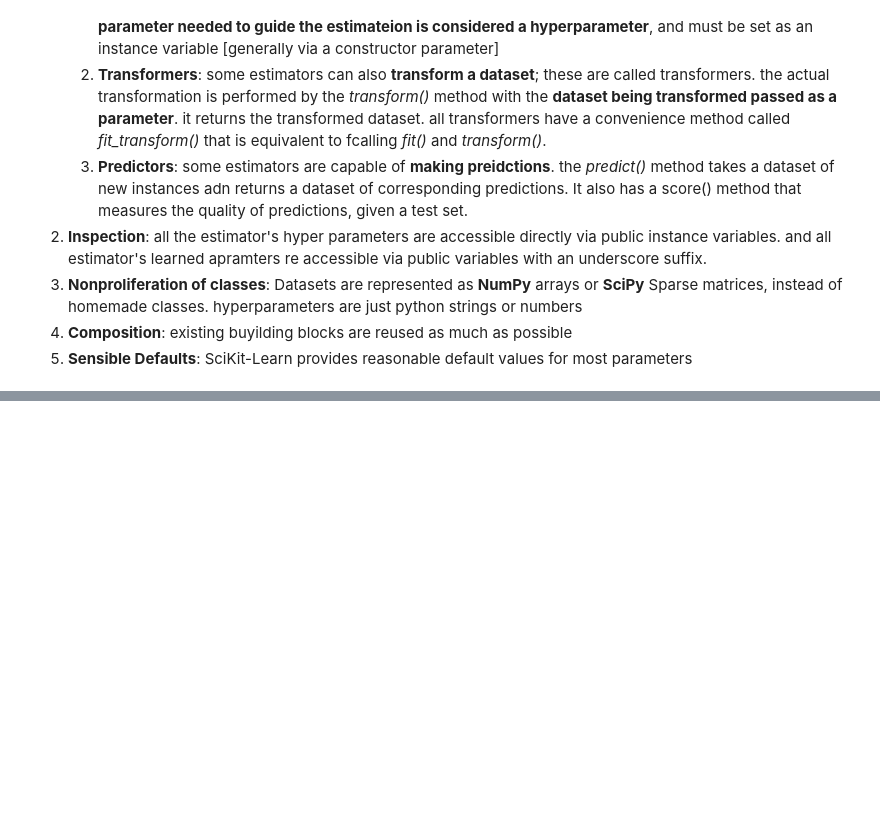
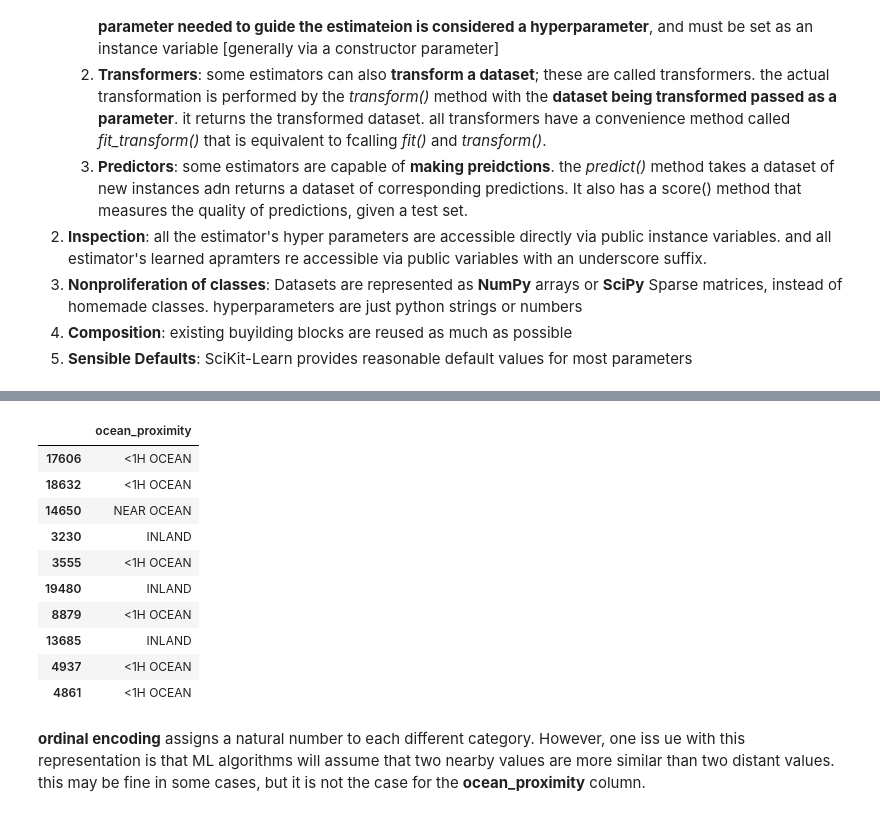
Before and after one commit to metalDS/metalDS-tensor-torch-tutorials, a Jupyter notebook: HandsOnML/ch2-notes.ipynb, the cells around one changed output, grey strips where cells are left out. Saved outputs shown, nothing was run; the diff lists cells and outputs as text; code cells hidden in the pictures; blank space fills up the shorter version.

```diff
--- a/HandsOnML/ch2-notes.ipynb
+++ b/HandsOnML/ch2-notes.ipynb
@@ -586,0 +593,2 @@ SciKit-Learns API is very well dsigned. there are three main design principles:
+# %%
+housing_cat = housing[["ocean_proximity"]]
@@ -586,0 +605,16 @@ SciKit-Learns API is very well dsigned. there are three main design principles:
+# %%
+housing_cat[:10]
+# %% [output]
+|  | ocean_proximity |
+| 17606 | <1H OCEAN |
+| 18632 | <1H OCEAN |
+| 14650 | NEAR OCEAN |
+| 3230 | INLAND |
+| 3555 | <1H OCEAN |
+| 19480 | INLAND |
+| 8879 | <1H OCEAN |
+| 13685 | INLAND |
+| 4937 | <1H OCEAN |
+| 4861 | <1H OCEAN |
+# %% [markdown]
+**ordinal encoding** assigns a natural number to each different category. However, one iss ue with this representation is that ML algorithms will assume that two nearby values are more similar than two distant values. this may be fine in some cases, but it is not the case for the **ocean_proximity** column.
```
Also changed, not shown: parts of 21 cells of this notebook, 1 other file.
